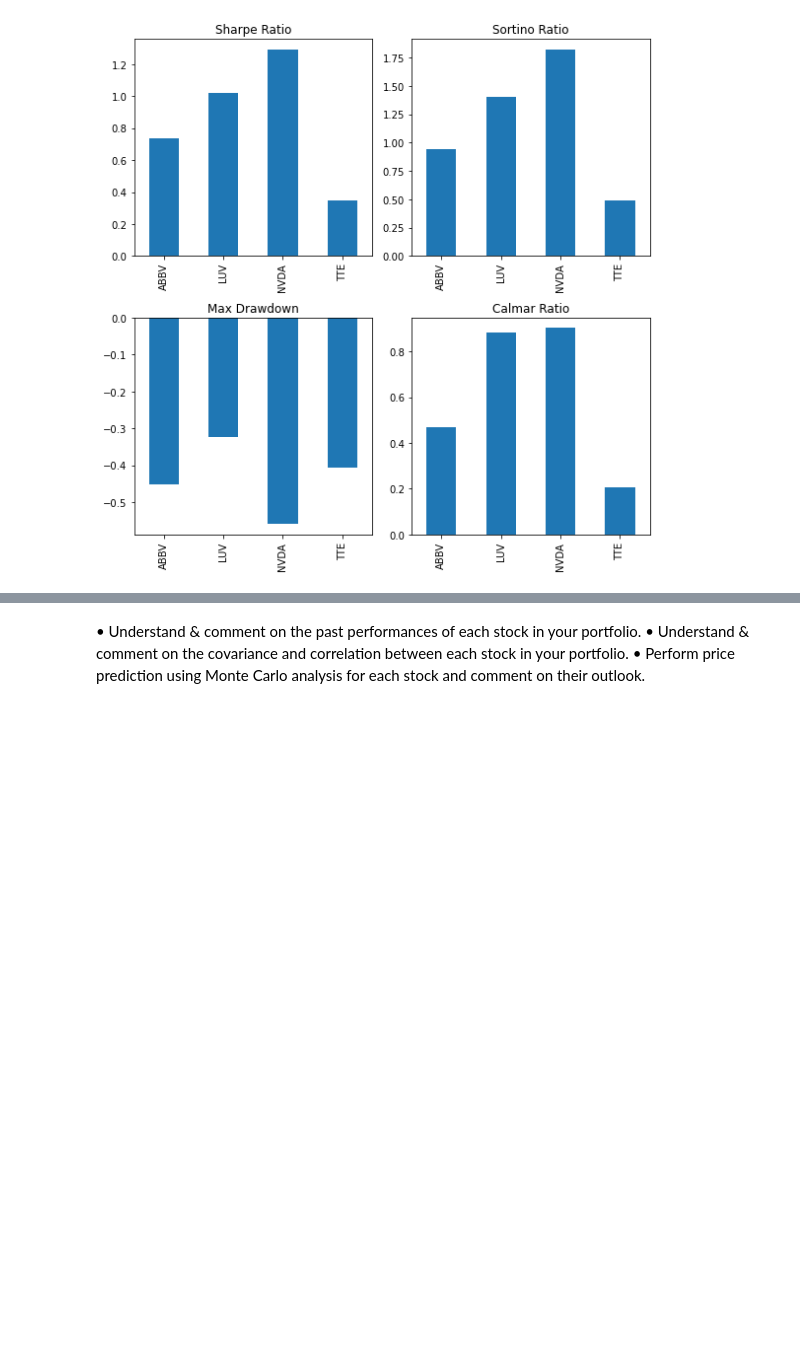
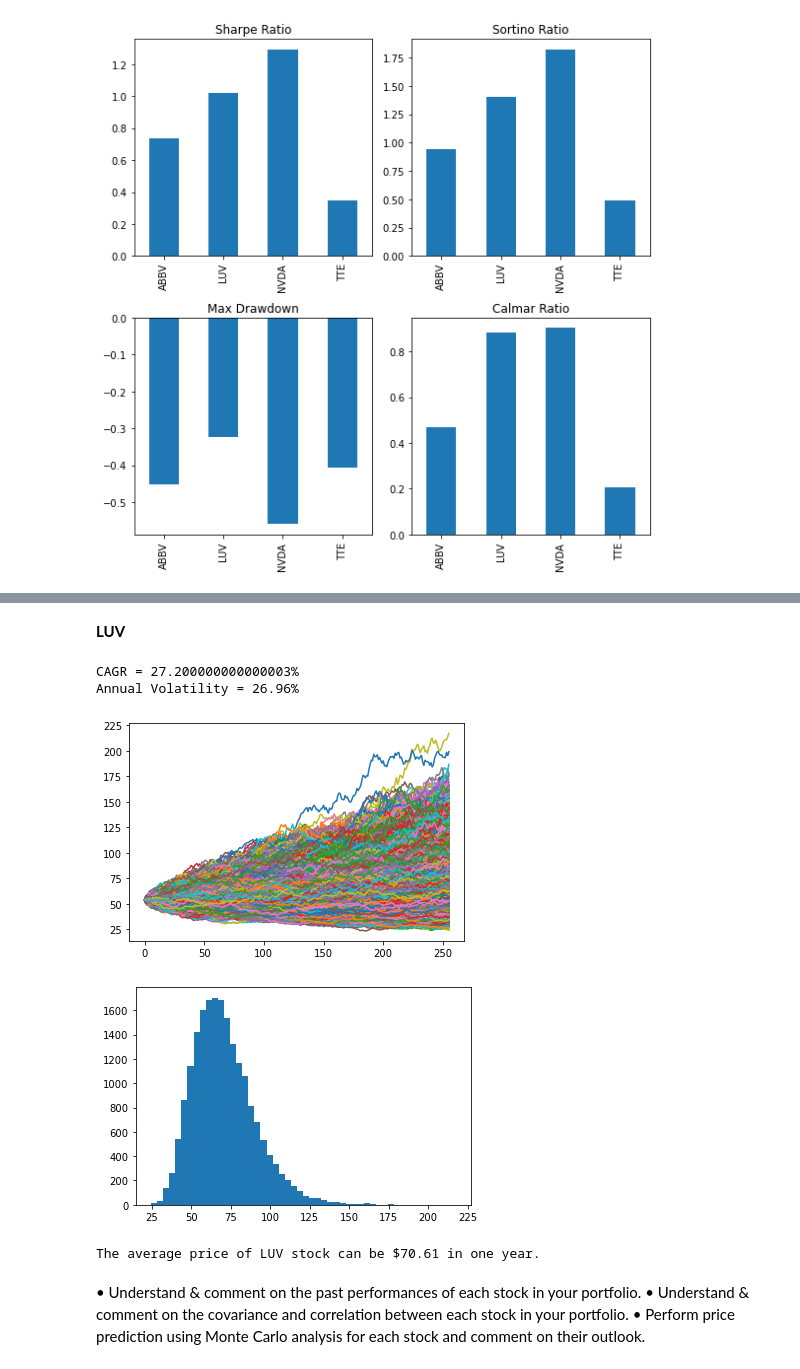
Before and after one commit to isabelgrau/ADMN5006-Financial-Analytics-Capital-Gain, a Jupyter notebook: ADMN 5006 Capital Gain Portfolio.ipynb, the cells around one changed output, grey strips where cells are left out. Saved outputs shown, nothing was run; the diff lists cells and outputs as text; code cells hidden in the pictures; blank space fills up the shorter version.

```diff
--- a/ADMN 5006 Capital Gain Portfolio.ipynb
+++ b/ADMN 5006 Capital Gain Portfolio.ipynb
@@ -149,3 +317,56 @@ plt.show()
+# %% [markdown]
+<b>LUV</b>
+# %%
+# CAGR and volatility
+
+days = (table.index[-1] - table.index[0]).days
+cagr = ((((table['LUV'][-1]) / table['LUV'][1])) ** (365.0/days)) - 1
+print ('CAGR =',str(round(cagr,4)*100)+"%")
+mu = cagr
+
+table['LUV Returns'] = table['LUV'].pct_change()
+vol = table['LUV Returns'].std()*math.sqrt(252)
+print ("Annual Volatility =",str(round(vol,4)*100)+"%")
+# %% [output]
+CAGR = 27.200000000000003%
+Annual Volatility = 26.96%
+# %%
+# Monte Carlo Simulation
+
+result = []
+
+S = table['LUV'][-1] #starting stock price (i.e. last available real stock price)
+mu = 0.2720 #Return
+vol = 0.2696 #Volatility
+
+for i in range(20000):
+    # Create list of daily returns using random normal distribution
+    daily_returns=np.random.normal(mu/N,vol/math.sqrt(N),N)+1
+
+    # Set starting price and create price series generated by above random daily returns
+    price_list = [S]
+
+    for x in daily_returns:
+        price_list.append(price_list[-1]*x)
+
+    # Plot data from each individual run which we will plot at the end
+    plt.plot(price_list)
+
+    # Append the ending value of each simulated run to the empty list we created at the beginning
+    result.append(price_list[-1])
+
+# Show the plot of multiple price series created above
+plt.show()
+
+# Create histogram of ending stock values for our mutliple simulations
+plt.hist(result,bins=50)
+plt.show()
+
+print("The average price of LUV stock can be $" + str(round(np.mean(result),2)) + " in one year.")
+# %% [output]
+[figure, added]
+[figure, added]
+The average price of LUV stock can be $70.61 in one year.
 # %%
 # Code from week 7; modify for scenario analysis
 
```
Also changed, not shown: parts of 26 cells of this notebook.
